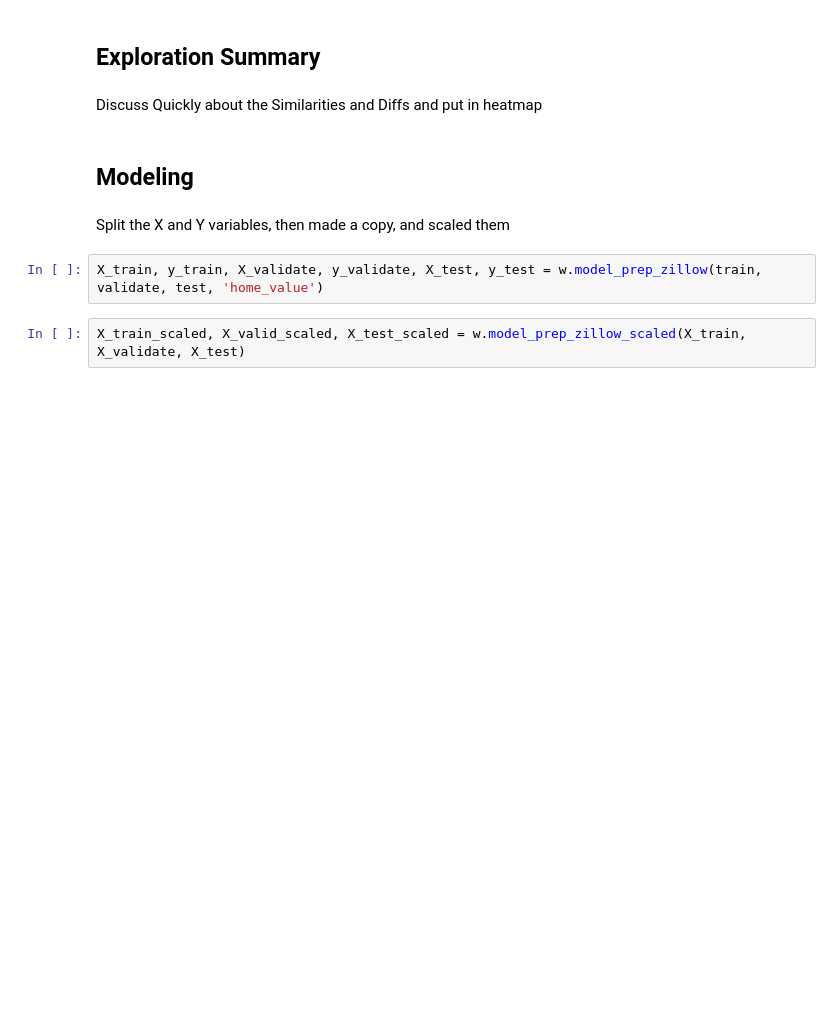
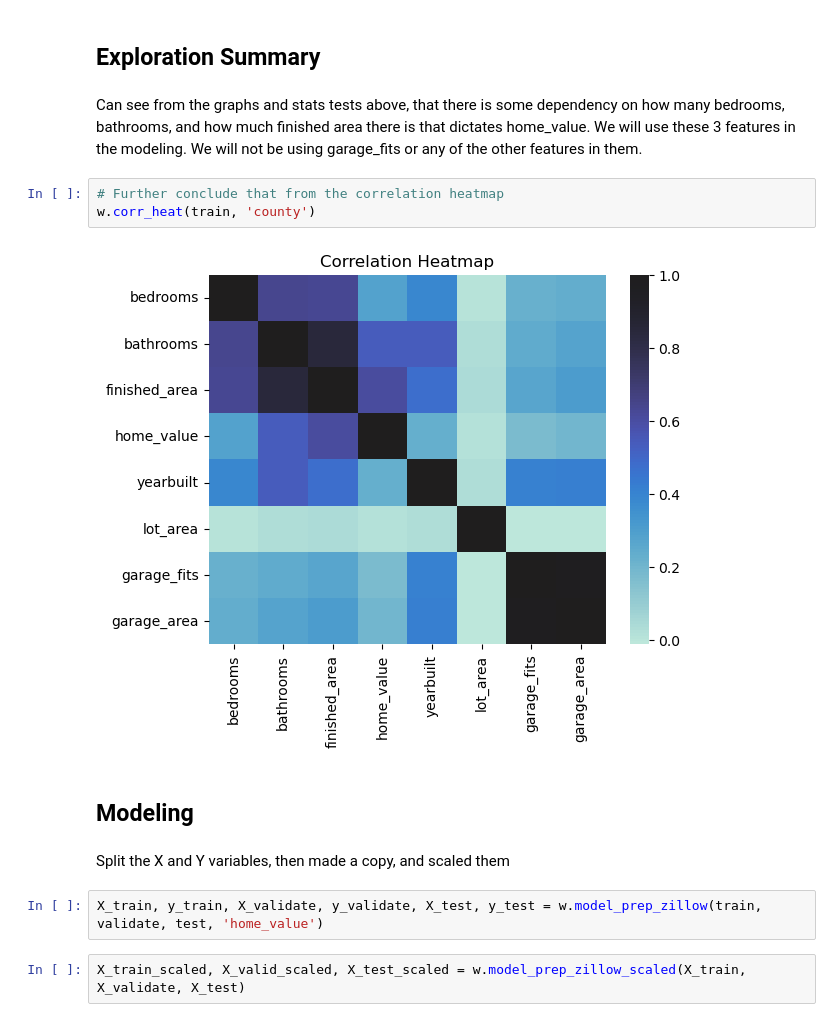
Before and after one commit to Joshua-Click/zillow-project, a Jupyter notebook: final_report.ipynb, the cells around one changed output. Saved outputs shown, nothing was run; the diff lists cells and outputs as text; blank space fills up the shorter version.

```diff
--- a/final_report.ipynb
+++ b/final_report.ipynb
@@ -184,7 +217,12 @@ Probably dependent
 # %% [markdown]
 ## Exploration Summary
-# %% [markdown]
-Discuss Quickly about the Similarities and Diffs and put in heatmap
+# %% [markdown]
+Can see from the graphs and stats tests above, that there is some dependency on how many bedrooms, bathrooms, and how much finished area there is that dictates home_value. We will use these 3 features in the modeling. We will not be using garage_fits or any of the other features in them.
+# %%
+# Further conclude that from the correlation heatmap
+w.corr_heat(train, 'county')
+# %% [output]
+[figure, added]
 # %% [markdown]
 ## Modeling
 # %% [markdown]
```
Also changed, not shown: parts of 38 cells of this notebook, 3 other files.
